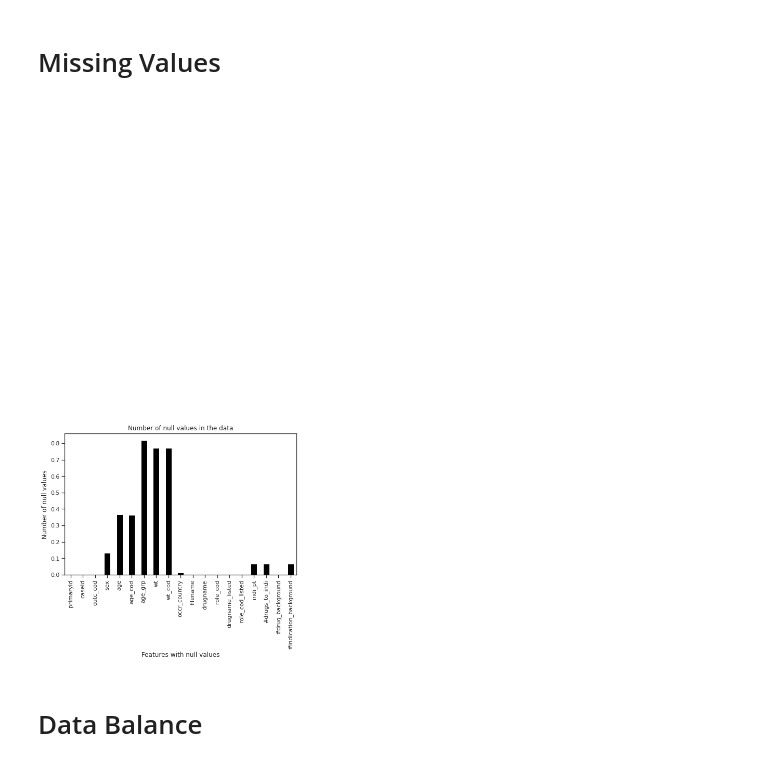
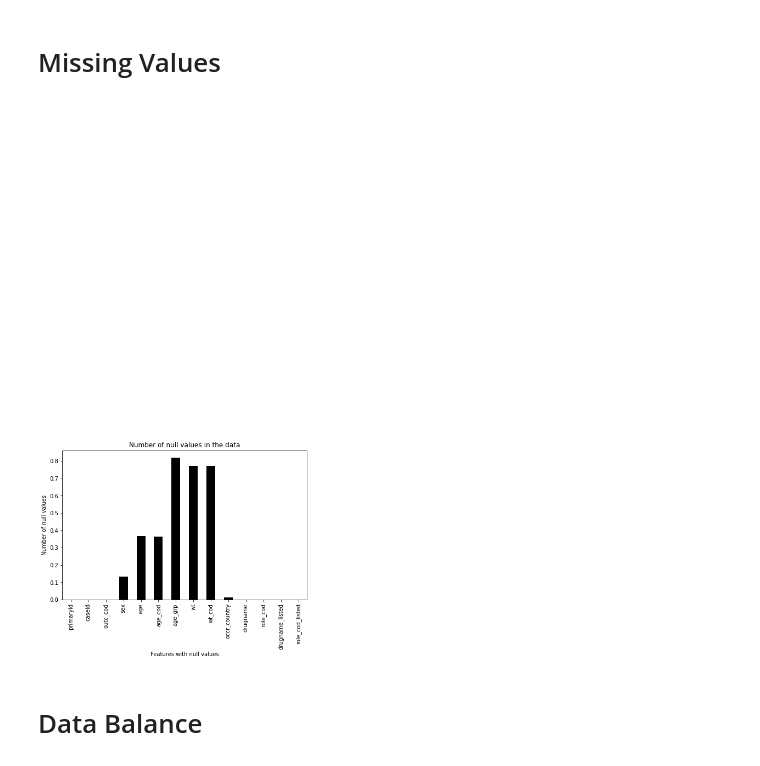
Before and after one commit to omerfalach/Death-Classification-FAERS, a Jupyter notebook: Data_Exploration.ipynb, the cells around one changed output. Cells and saved outputs as stored; diff of their text form; code cells hidden in the pictures.

```diff
--- a/Data_Exploration.ipynb
+++ b/Data_Exploration.ipynb
@@ -320,17 +404,19 @@ op.treemap(data_fixed,'occr_country','outc_cod')
 # %% [markdown]
 # Missing Values
 # %%
-X1 = data_fixed.copy()
+X1 = naive_fixed
 fig = plt.figure(figsize=(8, 5))
+# null_columns=final_data1.columns[final_data1.isna().any()]
+# ax = final_data1[null_columns].isnull().mean().plot(kind='bar',color='black')
 ax = X1 .isna().mean().plot(kind='bar',color='black')
 for p in ax.patches:
     ax.annotate(p.get_height(), (p.get_x(), p.get_height()+2))
-ax.set_title('Number of null values in the data')
-ax.set_xlabel('Features with null values')
-ax.set_ylabel('Number of null values')
+plt.title('Number of null values in the data')
+plt.xlabel('Features with null values')
+plt.ylabel('Number of null values')
 plt.show()
 # %% [output]
-[figure, old version]
+[figure, new version]
 # %% [markdown]
 # Data Balance
 # %%
```
Also changed, not shown: parts of 51 cells of this notebook.
